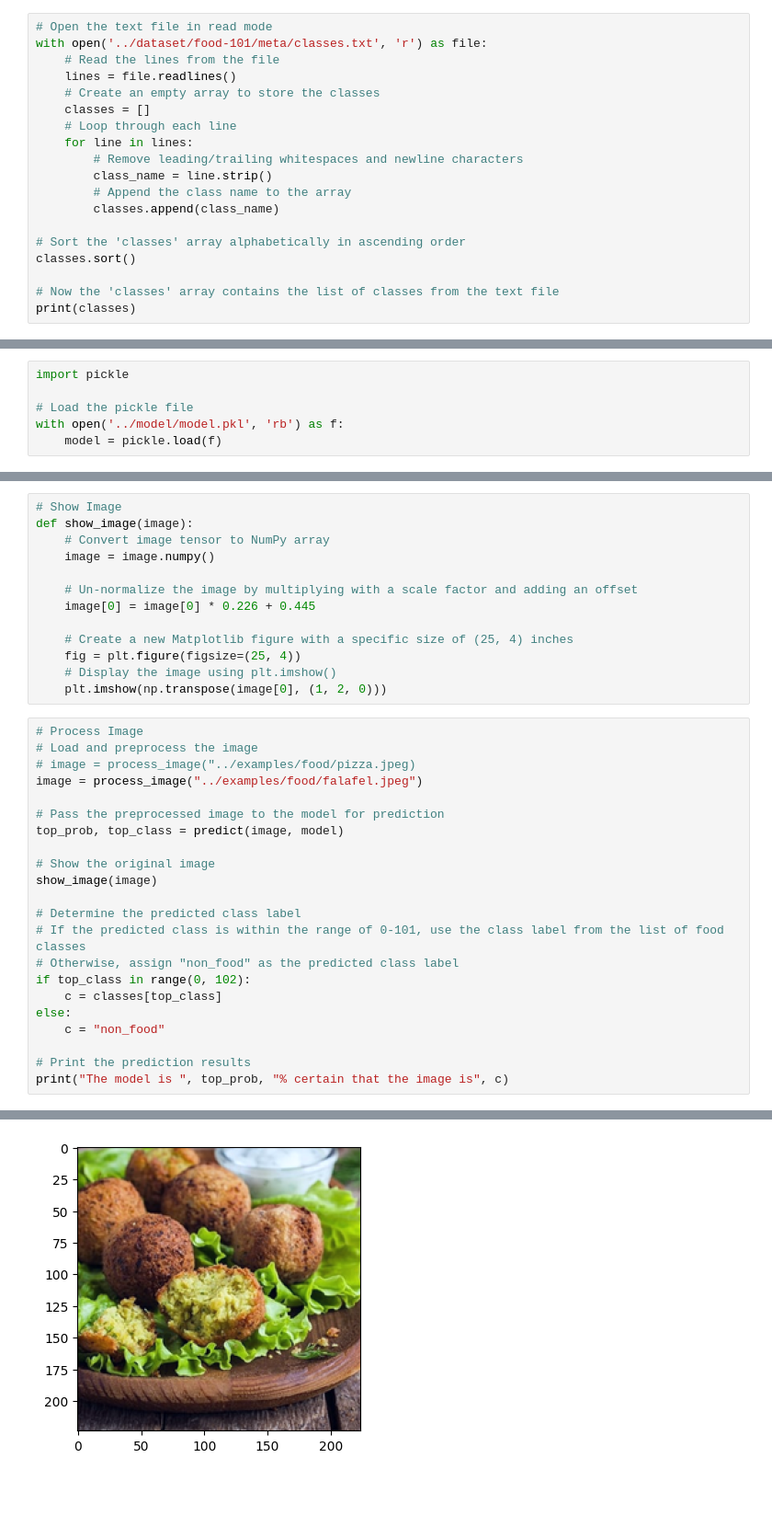
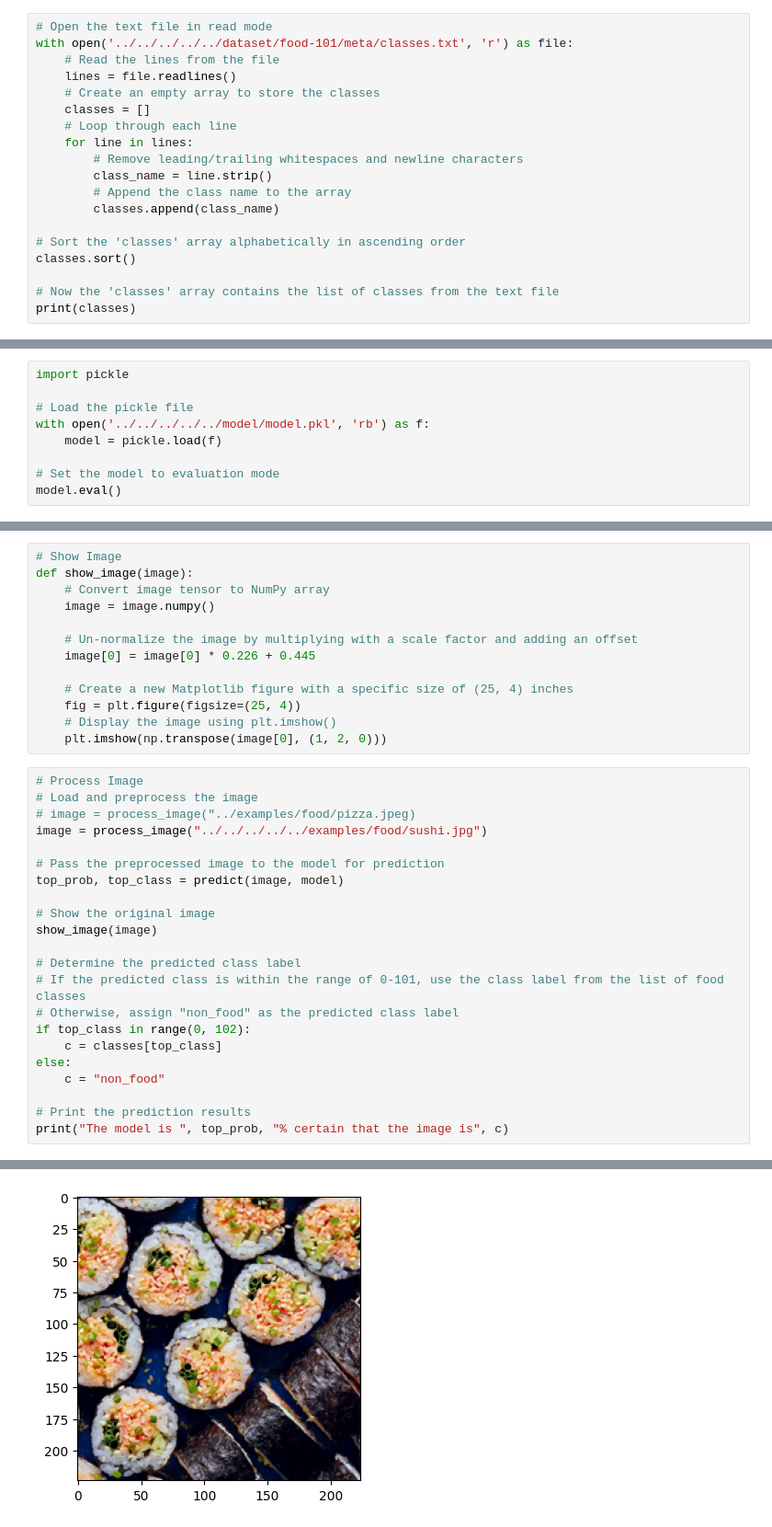
Before and after one commit to HamzaHassanIrshad/mealometer, a Jupyter notebook: notebooks/model_testing/initial_testing/testing_model.ipynb, the cells around one changed output, grey strips where cells are left out. Shown at 92% size. Drawn from its saved outputs; the diff is of its cells as text; blank space fills up the shorter version.

```diff
--- a/notebooks/model_testing/initial_testing/testing_model.ipynb
+++ b/notebooks/model_testing/initial_testing/testing_model.ipynb
@@ -2,7 +2,7 @@
 # Initializing food classes
 # %%
 # Open the text file in read mode
-with open('../dataset/food-101/meta/classes.txt', 'r') as file:
+with open('../../../../../dataset/food-101/meta/classes.txt', 'r') as file:
     # Read the lines from the file
     lines = file.readlines()
     # Create an empty array to store the classes
@@ -27,5 +27,8 @@ print(classes)
 import pickle
 
 # Load the pickle file
-with open('../model/model.pkl', 'rb') as f:
+with open('../../../../../model/model.pkl', 'rb') as f:
     model = pickle.load(f)
+
+# Set the model to evaluation mode
+model.eval()
@@ -111,7 +132,7 @@ def show_image(image):
 # Process Image
 # Load and preprocess the image
 # image = process_image("../examples/food/pizza.jpeg)
-image = process_image("../examples/food/falafel.jpeg")
+image = process_image("../../../../../examples/food/sushi.jpg")
 
 # Pass the preprocessed image to the model for prediction
 top_prob, top_class = predict(image, model)
@@ -135,4 +156,4 @@ The model is  100 % certain that the image is falafel
-[figure, old version]
+[figure, new version]
 # %%
 # Process Image
 # Load and preprocess the image
```
Also changed, not shown: parts of 3 cells of this notebook.
